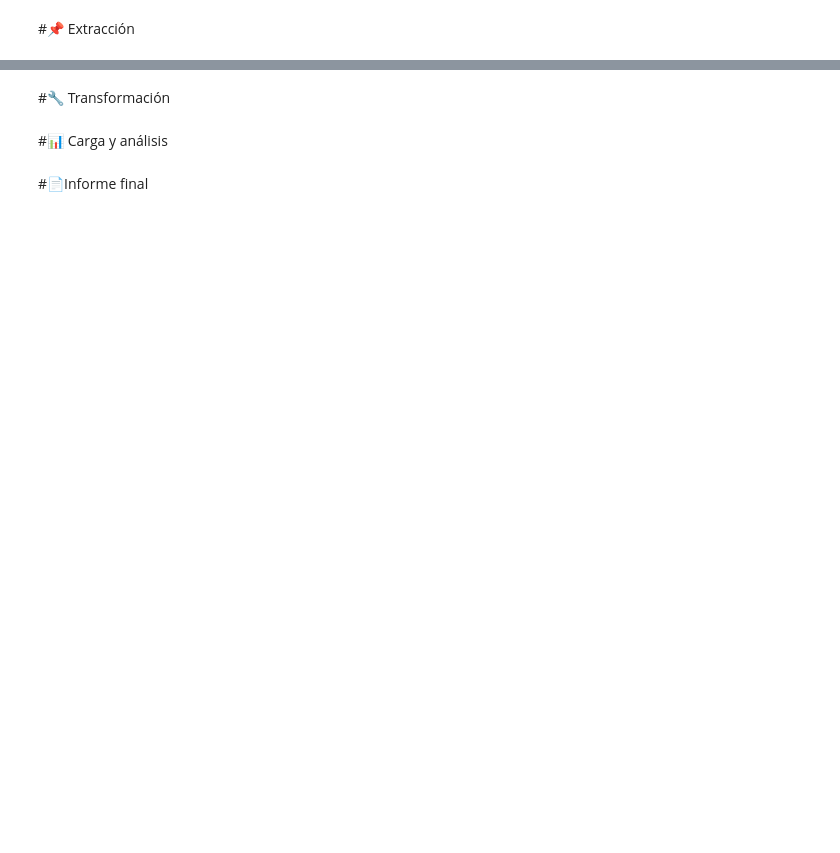
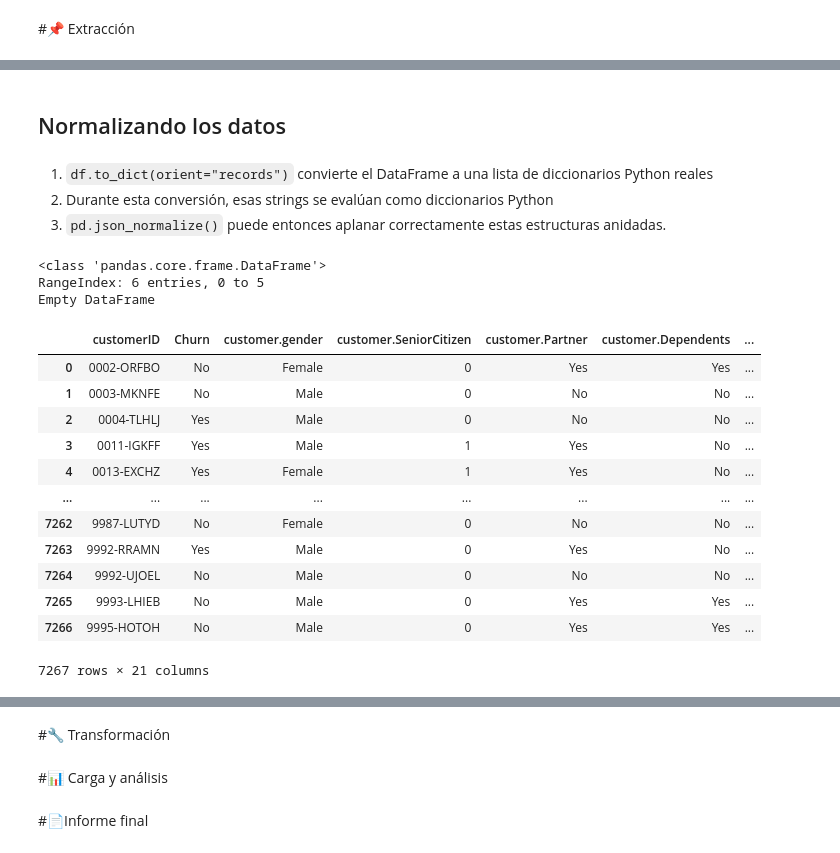
Before and after one commit to AngieNaranjoD/TelecomX_Alura, a Jupyter notebook: TelecomX_LATAM.ipynb, the cells around one changed output, grey strips where cells are left out. Cells and saved outputs as stored; diff of their text form; code cells hidden in the pictures; blank space fills up the shorter version.

```diff
--- a/TelecomX_LATAM.ipynb
+++ b/TelecomX_LATAM.ipynb
@@ -8,0 +8,4 @@ import pandas as pd
+# %%
+# URL de la API que devuelve JSON
+url = 'https://raw.githubusercontent.com/AngieNaranjoD/TelecomX_Alura/refs/heads/main/TelecomX_Data.json'
+datos_telecomx = pd.read_json(url)
@@ -8,0 +79,30 @@ import pandas as pd
+# %% [markdown]
+## Normalizando los datos
+# %% [markdown]
+1. `df.to_dict(orient="records")` convierte el DataFrame a una lista de diccionarios Python reales
+2. Durante esta conversión, esas strings se evalúan como diccionarios Python
+3. `pd.json_normalize()` puede entonces aplanar correctamente estas estructuras anidadas.
+# %%
+df_normalizado3 = pd.json_normalize(datos_telecomx)
+df_normalizado3.info()
+# %% [output]
+<class 'pandas.core.frame.DataFrame'>
+RangeIndex: 6 entries, 0 to 5
+Empty DataFrame
+# %%
+df_normalizado = pd.json_normalize(datos_telecomx.to_dict(orient='records'))
+df_normalizado
+# %% [output]
+|  | customerID | Churn | customer.gender | customer.SeniorCitizen | customer.Partner | customer.Dependents | ... |
+| 0 | 0002-ORFBO | No | Female | 0 | Yes | Yes | ... |
+| 1 | 0003-MKNFE | No | Male | 0 | No | No | ... |
+| 2 | 0004-TLHLJ | Yes | Male | 0 | No | No | ... |
+| 3 | 0011-IGKFF | Yes | Male | 1 | Yes | No | ... |
+| 4 | 0013-EXCHZ | Yes | Female | 1 | Yes | No | ... |
+| ... | ... | ... | ... | ... | ... | ... | ... |
+| 7262 | 9987-LUTYD | No | Female | 0 | No | No | ... |
+| 7263 | 9992-RRAMN | Yes | Male | 0 | Yes | No | ... |
+| 7264 | 9992-UJOEL | No | Male | 0 | No | No | ... |
+| 7265 | 9993-LHIEB | No | Male | 0 | Yes | Yes | ... |
+| 7266 | 9995-HOTOH | No | Male | 0 | Yes | Yes | ... |
+7267 rows × 21 columns
```
Also changed, not shown: parts of 29 cells of this notebook.
